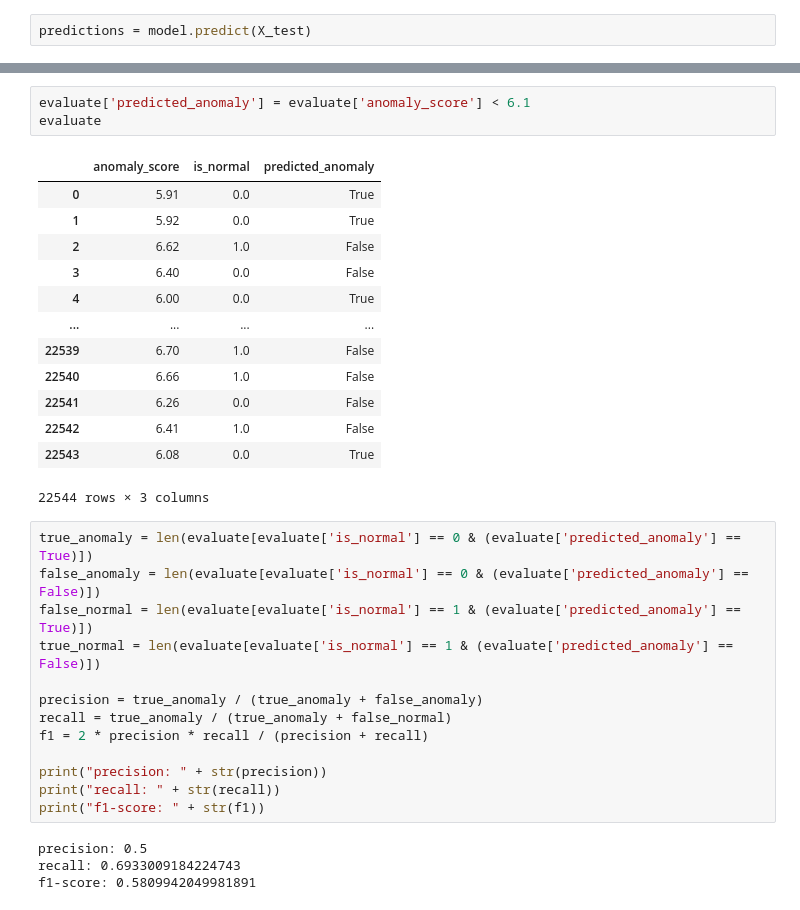
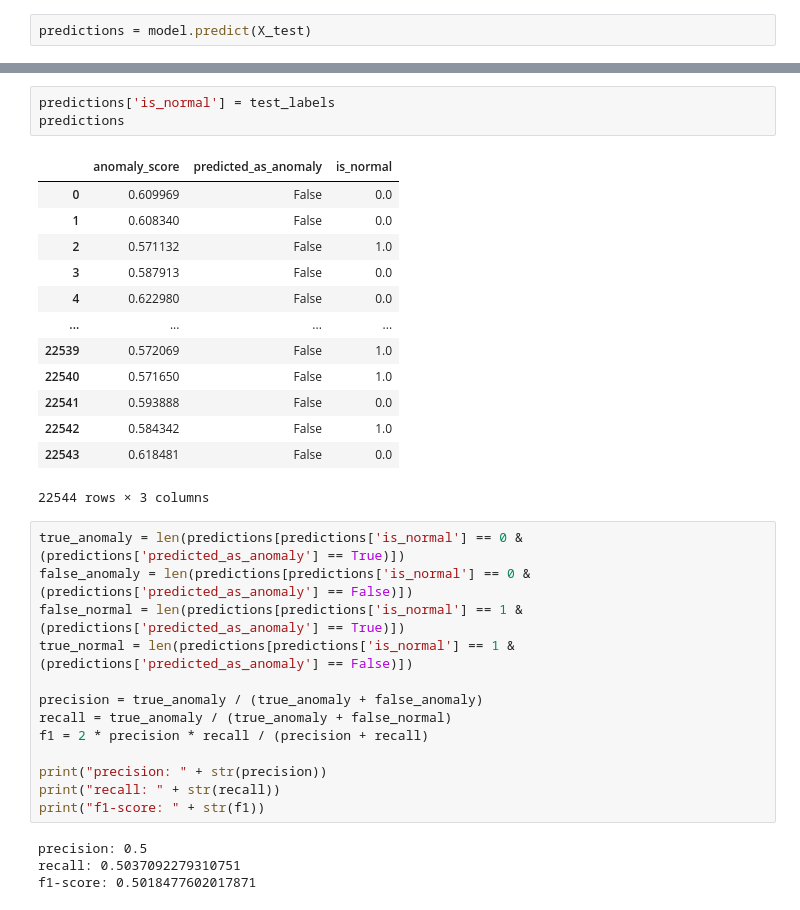
Before and after one commit to joshuapalicka/network-anomaly-detection, a Jupyter notebook: test_IsolationForest.ipynb, the cells around one changed output, grey strips where cells are left out. Cells and saved outputs as stored; diff of their text form.

```diff
--- a/test_IsolationForest.ipynb
+++ b/test_IsolationForest.ipynb
@@ -126,25 +106,25 @@ evaluate.describe()
-# %%
-evaluate['predicted_anomaly'] = evaluate['anomaly_score'] < 6.1
-evaluate
-# %% [output]
-|  | anomaly_score | is_normal | predicted_anomaly |
-| 0 | 5.91 | 0.0 | True |
-| 1 | 5.92 | 0.0 | True |
-| 2 | 6.62 | 1.0 | False |
-| 3 | 6.40 | 0.0 | False |
-| 4 | 6.00 | 0.0 | True |
-| ... | ... | ... | ... |
-| 22539 | 6.70 | 1.0 | False |
-| 22540 | 6.66 | 1.0 | False |
-| 22541 | 6.26 | 0.0 | False |
-| 22542 | 6.41 | 1.0 | False |
-| 22543 | 6.08 | 0.0 | True |
-22544 rows × 3 columns
+# %%
+predictions['is_normal'] = test_labels
+predictions
+# %% [output]
+|  | anomaly_score | predicted_as_anomaly | is_normal |
+| 0 | 0.609969 | False | 0.0 |
+| 1 | 0.608340 | False | 0.0 |
+| 2 | 0.571132 | False | 1.0 |
+| 3 | 0.587913 | False | 0.0 |
+| 4 | 0.622980 | False | 0.0 |
+| ... | ... | ... | ... |
+| 22539 | 0.572069 | False | 1.0 |
+| 22540 | 0.571650 | False | 1.0 |
+| 22541 | 0.593888 | False | 0.0 |
+| 22542 | 0.584342 | False | 1.0 |
+| 22543 | 0.618481 | False | 0.0 |
+22544 rows × 3 columns
 # %%
-true_anomaly = len(evaluate[evaluate['is_normal'] == 0 & (evaluate['predicted_anomaly'] == True)])
-false_anomaly = len(evaluate[evaluate['is_normal'] == 0 & (evaluate['predicted_anomaly'] == False)])
-false_normal = len(evaluate[evaluate['is_normal'] == 1 & (evaluate['predicted_anomaly'] == True)])
-true_normal = len(evaluate[evaluate['is_normal'] == 1 & (evaluate['predicted_anomaly'] == False)])
+true_anomaly = len(predictions[predictions['is_normal'] == 0 & (predictions['predicted_as_anomaly'] == True)])
+false_anomaly = len(predictions[predictions['is_normal'] == 0 & (predictions['predicted_as_anomaly'] == False)])
+false_normal = len(predictions[predictions['is_normal'] == 1 & (predictions['predicted_as_anomaly'] == True)])
+true_normal = len(predictions[predictions['is_normal'] == 1 & (predictions['predicted_as_anomaly'] == False)])
 
 precision = true_anomaly / (true_anomaly + false_anomaly)
 recall = true_anomaly / (true_anomaly + false_normal)
@@ -155,5 +135,5 @@ print("recall: " + str(recall))
 print("f1-score: " + str(f1))
 # %% [output]
 precision: 0.5
-recall: 0.6933009184224743
-f1-score: 0.5809942049981891
+recall: 0.5037092279310751
+f1-score: 0.5018477602017871
```
Also changed, not shown: parts of 7 cells of this notebook, 1 other file.
